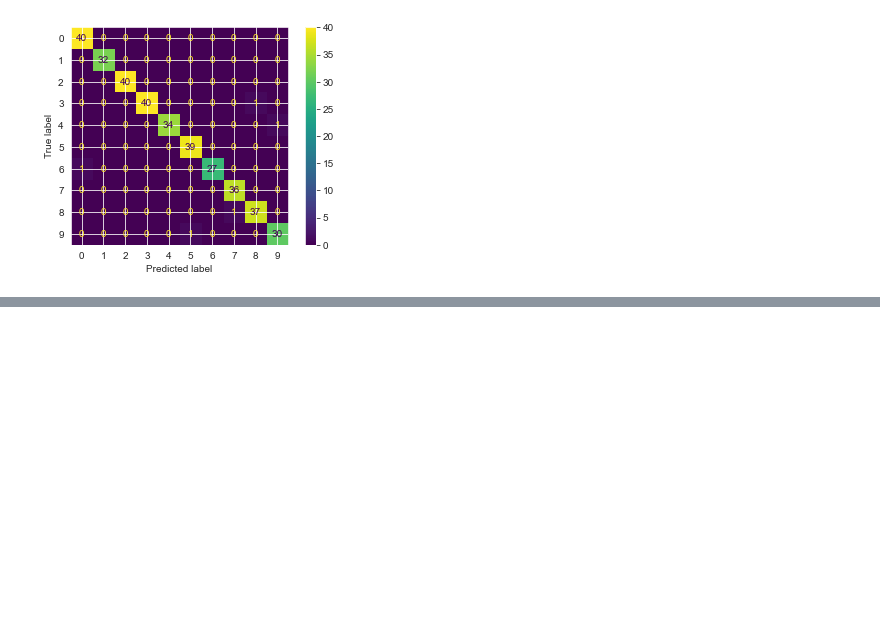
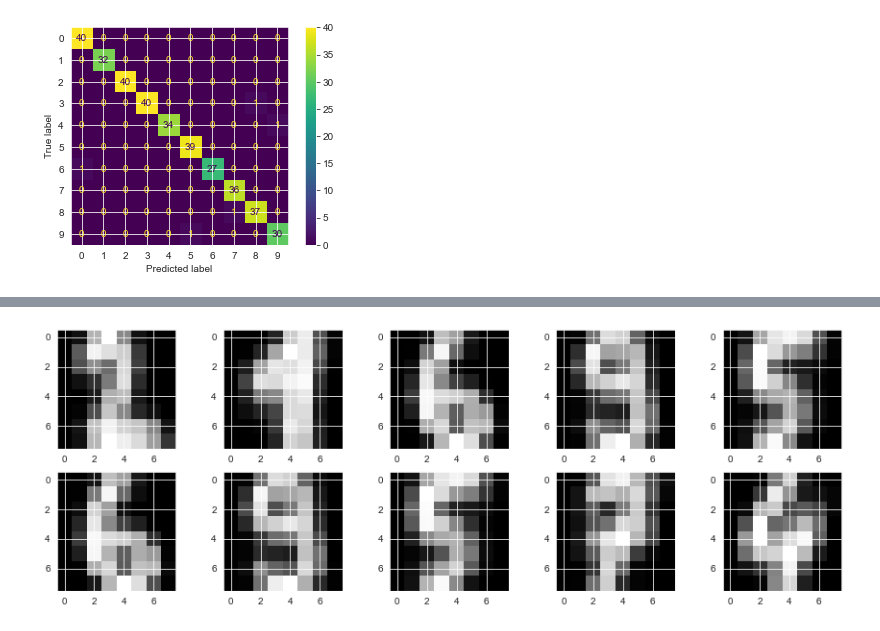
Before and after one commit to vkehfdl1/khu_ml_hw05, a Jupyter notebook: hw05.ipynb, the cells around one changed output, grey strips where cells are left out. Cells and saved outputs as stored; diff of their text form; code cells hidden in the pictures; blank space fills up the shorter version.

```diff
--- a/hw05.ipynb
+++ b/hw05.ipynb
@@ -69,0 +115,9 @@ plot_confusion_matrix(rf_model, X_test, y_test)
+# %%
+f, axes = plt.subplots(2,5)
+f.set_size_inches((15,5))
+for i in range(2):
+    for j in range (5):
+        axes[i][j].imshow(cluster_center[i*2+j], cmap='gray')
+plt.show()
+# %% [output]
+[figure, added]
```
Also changed, not shown: parts of 14 cells of this notebook.
